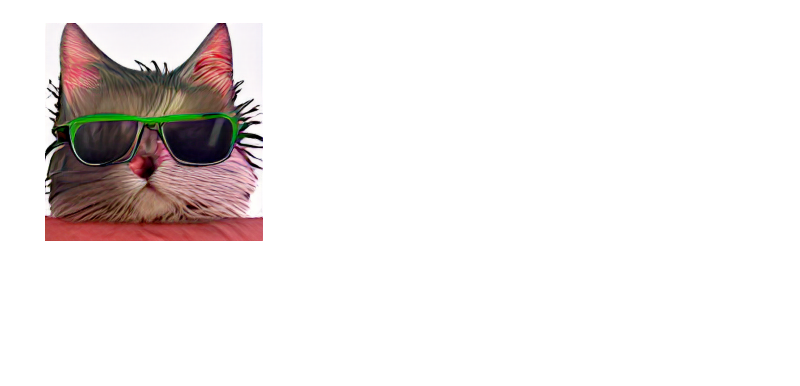
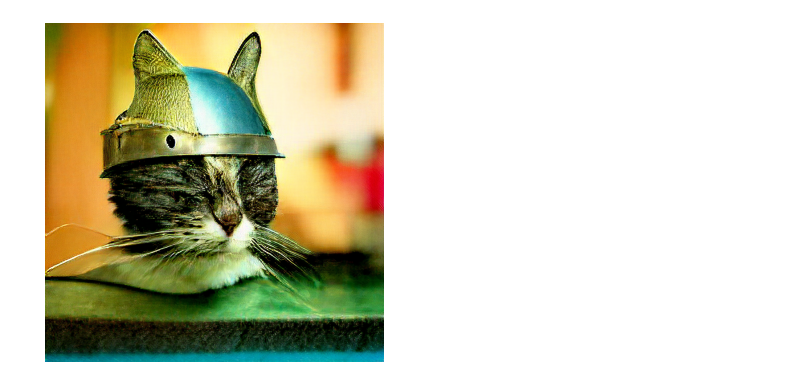
Before and after one commit to Airplaneless/dalle-trt-inference, a Jupyter notebook: trt_inference.ipynb, the cells around one changed output. Saved outputs shown, nothing was run; the diff lists cells and outputs as text; code cells hidden in the pictures; blank space fills up the shorter version.

```diff
--- a/trt_inference.ipynb
+++ b/trt_inference.ipynb
@@ -1,3 +1,5 @@
+# %%
+SRGAN_PSNR = False
 # %%
 import numpy
 import pylab as plt
@@ -40,11 +42,11 @@ with open('models/merges.txt', 'r', encoding='utf8') as f:
     merges = f.read().split("\n")[1:-1]
 
 ort_session0 = onnxruntime.InferenceSession(
-    './onnx/encoder0/encoder0.onnx',
+    'onnx/encoder0/encoder0.onnx',
     providers=['CPUExecutionProvider']
 )
 ort_session1 = onnxruntime.InferenceSession(
-    './onnx/encoder1/encoder1.onnx',
+    'onnx/encoder1/encoder1.onnx',
     providers=['CPUExecutionProvider']
 )
 ort_session2 = onnxruntime.InferenceSession(
@@ -65,18 +67,17 @@ with open("engines/decoder1.trt", mode="rb") as f:
 with open("engines/decoder2.trt", mode="rb") as f:
     engine2 = runtime.deserialize_cuda_engine(f.read())
     context2 = engine2.create_execution_context()
-with open("engines/srgan.trt", mode="rb") as f:
+with open("engines/srgan_psnr.trt" if SRGAN_PSNR else "onnx/srgan.trt", mode="rb") as f:
     engine3 = runtime.deserialize_cuda_engine(f.read())
     context3 = engine3.create_execution_context()
 # %%
-TEXT = 'realistic cat head with sunglasses'
+TEXT = 'cat head in knight helmet'
 TEMPERATURE = 1.0
-TOPK = 256
-SFACTOR = 4
-SEED = 42
+TOPK = 126
+SFACTOR = 32
+SEED = 0
 # %%
 tokens = tokenizer.tokenize(TEXT, is_verbose=False)[:64]
-image_count = 1
 text_tokens = numpy.ones((2, 64), dtype=numpy.int32)
 text_tokens[0, :2] = [tokens[0], tokens[-1]]
 text_tokens[1, :len(tokens)] = tokens
@@ -91,26 +92,26 @@ ort_inputs = {ort_session1.get_inputs()[0].name: to_numpy(ort_outs[0]), ort_sess
 ort_outs = ort_session1.run(None, ort_inputs)
 encoder_state = torch.from_numpy(ort_outs[0])
 
-expanded_indices = [0] * image_count + [1] * image_count
+expanded_indices = [0] * 1 + [1] * 1
 text_tokens = text_tokens[expanded_indices]
 encoder_state = encoder_state[expanded_indices]
 attention_mask = text_tokens.not_equal(1).long()
-attention_state = torch.zeros(size=(24, image_count * 4, 256, 2048))
-image_tokens = torch.full((256 + 1, image_count), 16415, dtype=torch.long)
+attention_state = torch.zeros(size=(24, 1 * 4, 256, 2048))
+image_tokens = torch.full((256 + 1, 1), 16415, dtype=torch.long)
 torch.manual_seed(SEED)
 token_indices = torch.arange(256)
 settings = torch.tensor([TEMPERATURE, TOPK, SFACTOR])
 # init cuda
 stream = cuda.Stream()
-tAM = HostDeviceMem(cuda.pagelocked_empty(128 * image_count, numpy.int32))
-tES = HostDeviceMem(cuda.pagelocked_empty(262144 * image_count, numpy.float32))
-tIT = HostDeviceMem(cuda.pagelocked_empty(1 * image_count, numpy.int32))
+tAM = HostDeviceMem(cuda.pagelocked_empty(128, numpy.int32))
+tES = HostDeviceMem(cuda.pagelocked_empty(262144, numpy.float32))
+tIT = HostDeviceMem(cuda.pagelocked_empty(1, numpy.int32))
 tTI = HostDeviceMem(cuda.pagelocked_empty(1, numpy.int32))
-tDS = HostDeviceMem(cuda.pagelocked_empty(4096 * image_count, numpy.float32))
-tOut = HostDeviceMem(cuda.pagelocked_empty(32832 * image_count, numpy.float32))
-tAS0 = HostDeviceMem(cuda.pagelocked_empty(16777216 * image_count, numpy.float32))
-tAS1 = HostDeviceMem(cuda.pagelocked_empty(16777216 * image_count, numpy.float32))
-tAS2 = HostDeviceMem(cuda.pagelocked_empty(16777216 * image_count, numpy.float32))
+tDS = HostDeviceMem(cuda.pagelocked_empty(4096, numpy.float32))
+tOut = HostDeviceMem(cuda.pagelocked_empty(32832, numpy.float32))
+tAS0 = HostDeviceMem(cuda.pagelocked_empty(16777216, numpy.float32))
+tAS1 = HostDeviceMem(cuda.pagelocked_empty(16777216, numpy.float32))
+tAS2 = HostDeviceMem(cuda.pagelocked_empty(16777216, numpy.float32))
 
 numpy.copyto(tAM.host, to_numpy(attention_mask).ravel())
 numpy.copyto(tES.host, to_numpy(encoder_state).ravel())
@@ -122,7 +123,6 @@ cuda.memcpy_htod_async(tES.device, tES.host, stream)
 cuda.memcpy_htod_async(tAS0.device, tAS0.host, stream)
 cuda.memcpy_htod_async(tAS1.device, tAS1.host, stream)
 cuda.memcpy_htod_async(tAS2.device, tAS2.host, stream)
-
 for i in tqdm(range(256)):
     numpy.copyto(tIT.host, to_numpy(image_tokens[i]).ravel())
     numpy.copyto(tTI.host, to_numpy(token_indices[[i]]).ravel())
@@ -139,39 +139,40 @@ for i in tqdm(range(256)):
     cuda.memcpy_dtoh_async(tOut.host, tOut.device, stream)
     stream.synchronize()
     logits = torch.from_numpy(tOut.host).reshape(2, 1, 16416)
     logits = logits[:, -1, : 2 ** 14]
     temperature = settings[[0]]
     top_k = settings[[1]].to(torch.long)
     supercondition_factor = settings[[2]]
     logits = (
-        logits[:image_count] * (1 - supercondition_factor) +
-        logits[image_count:] * supercondition_factor
+        logits[:1] * (1 - supercondition_factor) +
+        logits[1:] * supercondition_factor
     )
     logits_sorted, _ = logits.sort(descending=True)
     is_kept = logits >= logits_sorted[:, top_k - 1]
     logits -= logits_sorted[:, [0]]
     logits /= temperature
     logits.exp_()
     logits *= is_kept.to(torch.float32)
     image_tokens[i + 1] = torch.multinomial(logits, 1)[:, 0]
 
 ort_inputs = {ort_session2.get_inputs()[0].name: to_numpy(image_tokens[1:].T)}
 images = ort_session2.run(None, ort_inputs)[0]
 
 image_outputs = []
 for i in range(images.shape[0]):
     inputs, outputs, bindings = common.allocate_buffers(engine3)
     numpy.copyto(inputs[0].host, numpy.moveaxis(images[i][None], -1, 1).ravel() / 255.)
-    img = common.do_inference(context3, bindings=bindings, inputs=inputs, outputs=outputs, stream=stream)[0]
+    img = common.do_inference_v2(context3, bindings=bindings, inputs=inputs, outputs=outputs, stream=stream)[0]
     img = numpy.moveaxis(img.reshape(3,1024,1024), 0, -1).clip(0, 1)
     image_outputs.append(img)
 
-for img in image_outputs:
-    plt.figure(figsize=(4, 4))
-    plt.imshow(img)
+for i in range(len(image_outputs)):
+    plt.figure(figsize=(5, 5))
+    plt.imshow(image_outputs[i])
     plt.axis('off')
+    plt.tight_layout()
     plt.show()
 # %% [output]
-[figure, old version]
+[figure, new version]
 # %%
 from PIL import Image
```
Also changed, not shown: parts of 1 cell of this notebook, 3 other files.
